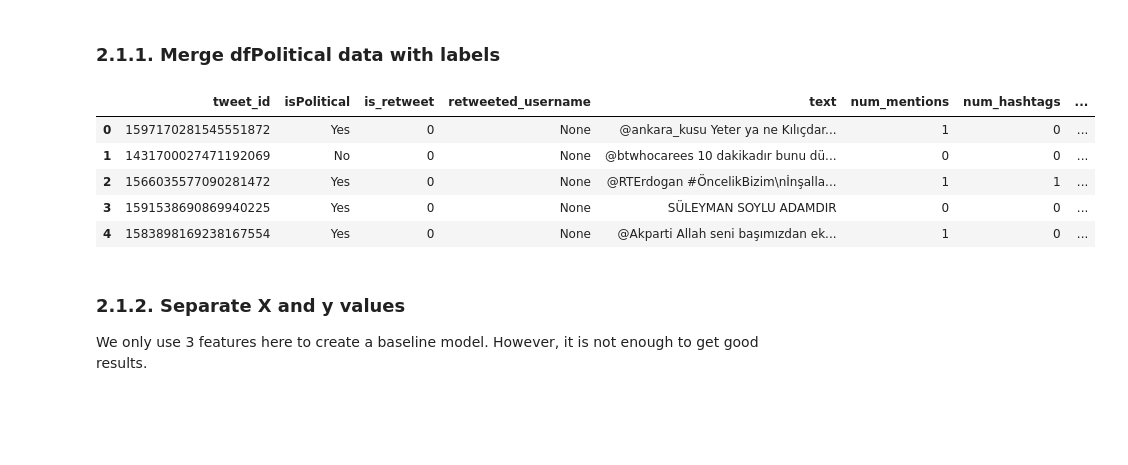
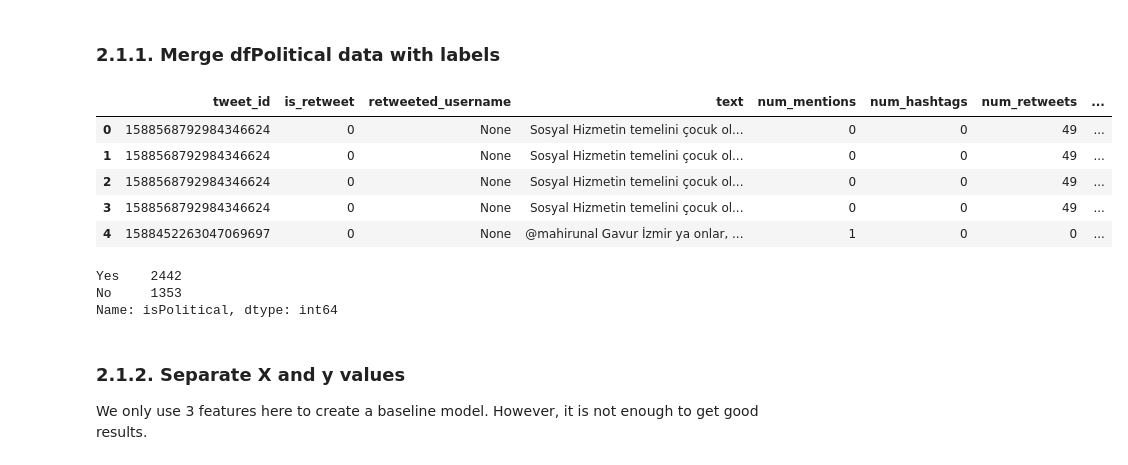
Before and after one commit to ualtinbas/CS412_Machine-Learning, a Jupyter notebook: sample_experiment_notebook.ipynb, the cells around one changed output. Saved outputs shown, nothing was run; the diff lists cells and outputs as text; code cells hidden in the pictures; blank space fills up the shorter version.

```diff
--- a/sample_experiment_notebook.ipynb
+++ b/sample_experiment_notebook.ipynb
@@ -240,3 +239,10 @@ def get_listed_count(tweet_metadata_line):
+# %%
+def get_tweet_source(tweet_metadata_line):
+    tweetSource = tweet_metadata_line['source'].lower()
+    forLoc = tweetSource.find("for")
+    tweetSource.replace(tweetSource[0:forLoc+4], "")
+
+    return tweetSource
 # %% [markdown]
 ### 1.1.2. Derive Manually Crafted Features
 # %% [markdown]
@@ -323,13 +329,14 @@ dfPolitical = {'tweet_id':[],
               'friend_count':[],
               'follower_count':[],
               'tweets_count':[],
-              'tweets_listed_count':[]}
+              'tweets_listed_count':[],
+              'tweet_source':[]}
 
 
 with gzip.open(f"{PATH_TO_DOWNLOADED}tweet_metadata.jsons.gz", "rb") as f:
     for line in f:
         line = json.loads(line)
-
+        get_tweet_source
         # raw data:
         id_str = get_tweet_id(line)
         is_retweet, retweeted_username = check_if_retweet(line)
@@ -337,13 +344,14 @@ with gzip.open(f"{PATH_TO_DOWNLOADED}tweet_metadata.jsons.gz", "rb") as f:
         num_mentions, num_hashtags = get_number_mentions_hashtags(line)
         retweet_count, favorite_count = get_number_retweets_favorites(line)
         user_id_str, screen_name, user_description = get_user_info(line)
-        is_reply = check_if_reply(line)#not used or placed in df
-        location = get_user_location(line)#not used or placed in df
-        is_verified = get_verified(line)#not used or placed in df
-        account_age = get_age(line)#used but not placed in df
-        friend_count, follower_count = get_friends_followers(line)#used but not placed in df
-        tweets_count = get_tweet_count(line)#used but not placed in df
-        tweets_listed_count = get_listed_count(line)#not used or placed in df
+        is_reply = check_if_reply(line)
+        location = get_user_location(line)
+        is_verified = get_verified(line)
+        account_age = get_age(line)
+        friend_count, follower_count = get_friends_followers(line)
+        tweets_count = get_tweet_count(line)
+        tweets_listed_count = get_listed_count(line)
+        tweet_source = get_tweet_source(line)#not used or placed in df
 
         # manually crafted data:
         num_political_entities = check_political_ent(text)
@@ -376,6 +384,7 @@ with gzip.open(f"{PATH_TO_DOWNLOADED}tweet_metadata.jsons.gz", "rb") as f:
         dfPolitical['follower_count'].append(follower_count)
         dfPolitical['tweets_count'].append(tweets_count)
         dfPolitical['tweets_listed_count'].append(tweets_listed_count)
+        dfPolitical['tweet_source'].append(tweet_source)
 # %%
 dfPolitical = pd.DataFrame(dfPolitical)
 dfPolitical
@@ -621,16 +600,22 @@ Name: tweet_id, Length: 33533, dtype: object
 # %% [markdown]
 ### 2.1.1. Merge dfPolitical data with labels
 # %%
-dfPoliticalAll_train = pd.merge(trainingTweetDf, dfPolitical, on='tweet_id')
+dfPoliticalAll_train = dfPolitical.merge(trainingTweetDf, on='tweet_id')
 
 dfPoliticalAll_train.head()
 # %% [output]
-|  | tweet_id | isPolitical | is_retweet | retweeted_username | text | num_mentions | num_hashtags | ... |
-| 0 | 1597170281545551872 | Yes | 0 | None | @ankara_kusu Yeter ya ne Kılıçdar... | 1 | 0 | ... |
-| 1 | 1431700027471192069 | No | 0 | None | @btwhocarees 10 dakikadır bunu dü... | 0 | 0 | ... |
-| 2 | 1566035577090281472 | Yes | 0 | None | @RTErdogan #ÖncelikBizim\nİnşalla... | 1 | 1 | ... |
-| 3 | 1591538690869940225 | Yes | 0 | None | SÜLEYMAN SOYLU ADAMDIR | 0 | 0 | ... |
-| 4 | 1583898169238167554 | Yes | 0 | None | @Akparti Allah seni başımızdan ek... | 1 | 0 | ... |
+|  | tweet_id | is_retweet | retweeted_username | text | num_mentions | num_hashtags | num_retweets | ... |
+| 0 | 1588568792984346624 | 0 | None | Sosyal Hizmetin temelini çocuk ol... | 0 | 0 | 49 | ... |
+| 1 | 1588568792984346624 | 0 | None | Sosyal Hizmetin temelini çocuk ol... | 0 | 0 | 49 | ... |
+| 2 | 1588568792984346624 | 0 | None | Sosyal Hizmetin temelini çocuk ol... | 0 | 0 | 49 | ... |
+| 3 | 1588568792984346624 | 0 | None | Sosyal Hizmetin temelini çocuk ol... | 0 | 0 | 49 | ... |
+| 4 | 1588452263047069697 | 0 | None | @mahirunal Gavur İzmir ya onlar, ... | 1 | 0 | 0 | ... |
+# %%
+dfPoliticalAll_train.isPolitical.value_counts()
+# %% [output]
+Yes    2442
+No     1353
+Name: isPolitical, dtype: int64
 # %% [markdown]
 ### 2.1.2. Separate X and y values
 We only use 3 features here to create a baseline model. However, it is not enough to get good results.
```
Also changed, not shown: parts of 13 cells of this notebook.
